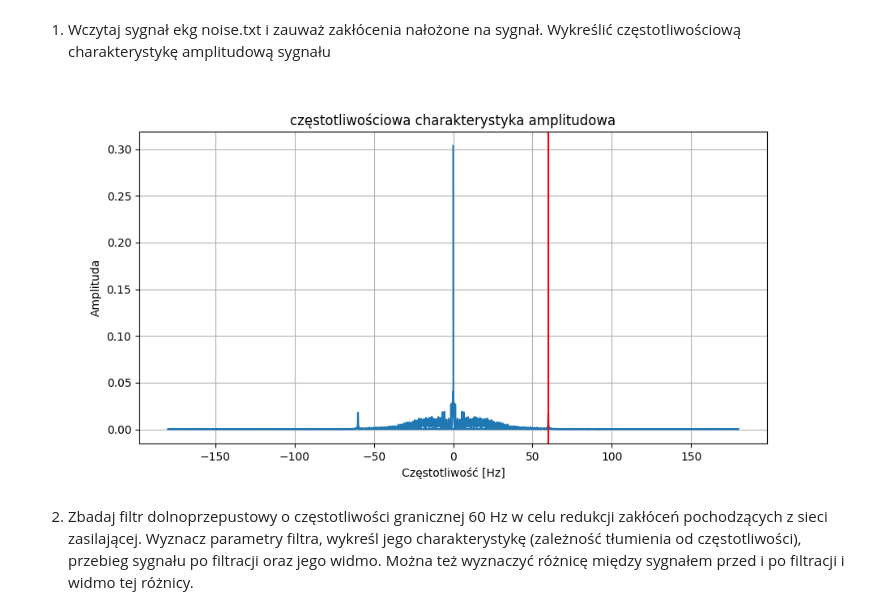
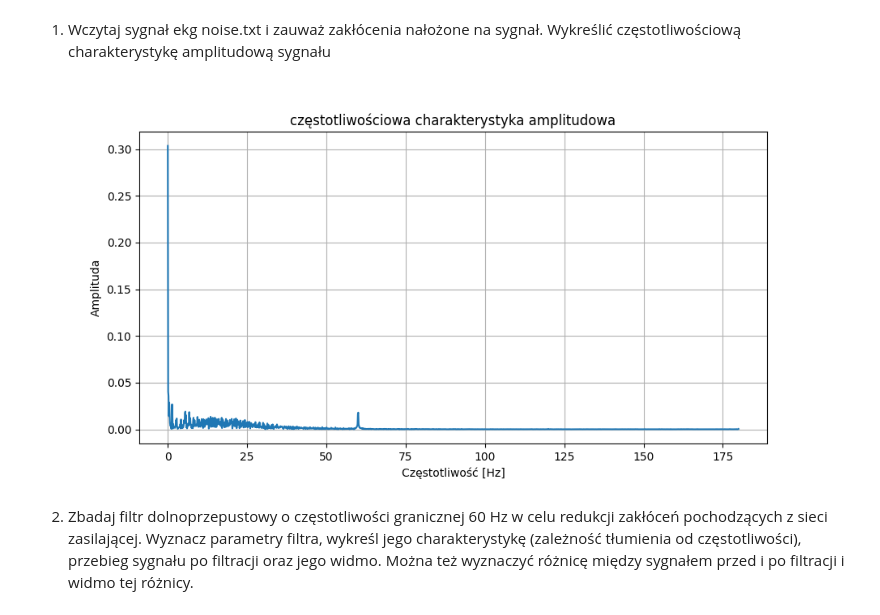
Before and after one commit to LUKIS123/CPSiO-PWR, a Jupyter notebook: Lab1/Lab1.ipynb, the cells around one changed output. Saved outputs shown, nothing was run; the diff lists cells and outputs as text; code cells hidden in the pictures.

```diff
--- a/Lab1/Lab1.ipynb
+++ b/Lab1/Lab1.ipynb
@@ -427,25 +427,24 @@ częstotliwościową charakterystykę amplitudową sygnału
 # %%
 global data_ekg_noise, ekg_noise_time
 
 length = len(data_ekg_noise)
 sampling_rate = 360      # fs = 2 kHz
 
-dft_result = np.abs(np.fft.fft(data_ekg_noise[:, 1])) / length
-freq = np.fft.fftfreq(length, 1/sampling_rate)
+dft_result = np.abs(np.fft.rfft(data_ekg_noise[:, 1])) / length
+freq = np.fft.rfftfreq(length, 1/sampling_rate)
 # positive_freq_indices = np.where(freq >= 0)
-# amplitudes = np.abs(dft_result) / length
 
 # Narysowanie charakterystyki
 plt.figure(figsize=(10, 5))
 plt.plot(freq, dft_result)
 plt.title('częstotliwościowa charakterystyka amplitudowa')
 plt.xlabel('Częstotliwość [Hz]')
 plt.ylabel('Amplituda')
 plt.grid(True)
-plt.axvline(60, color='red')
+#plt.axvline(60, color='red')
 plt.show()
 # %% [output]
-[figure, old version]
+[figure, new version]
 # %% [markdown]
 2. Zbadaj filtr dolnoprzepustowy o częstotliwości granicznej 60 Hz w celu redukcji
 zakłóceń pochodzących z sieci zasilającej. Wyznacz parametry filtra, wykreśl
```
Also changed, not shown: parts of 3 cells of this notebook.
